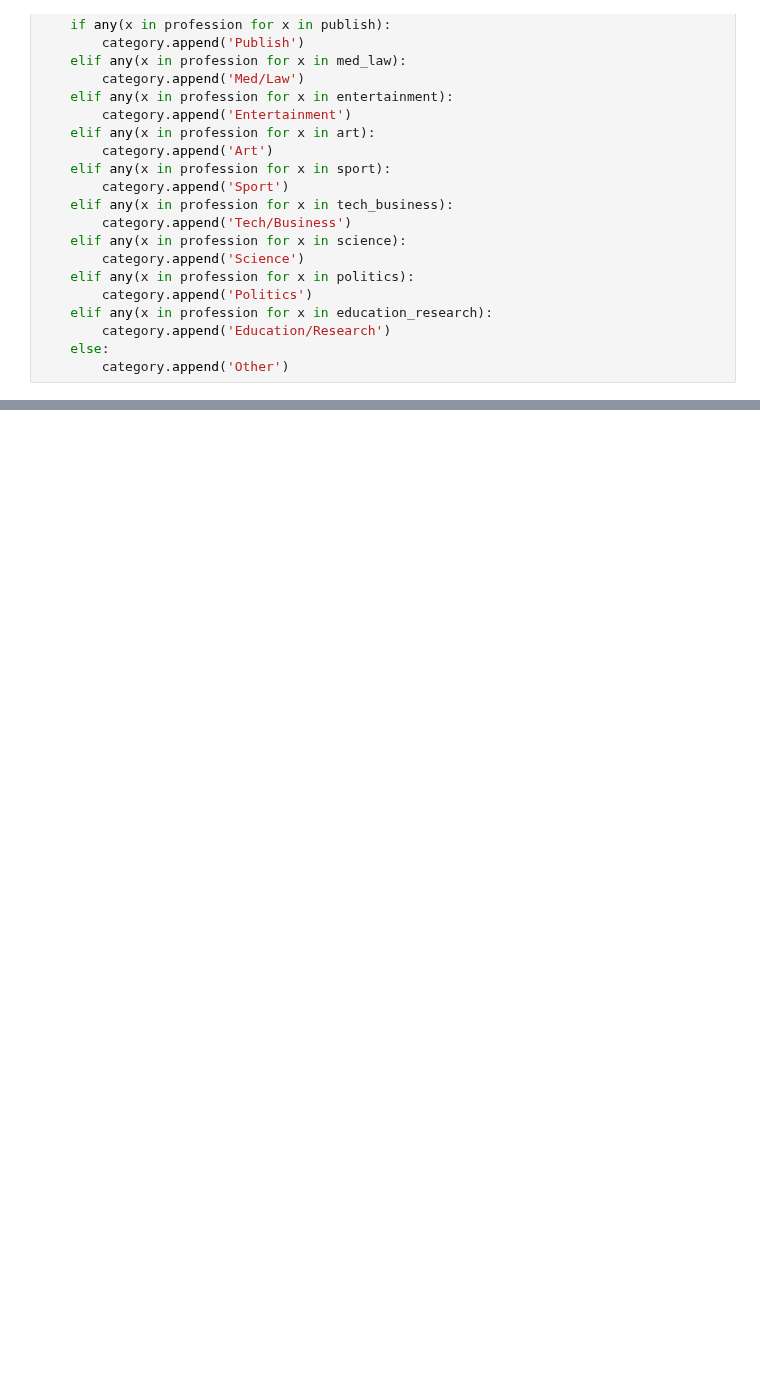
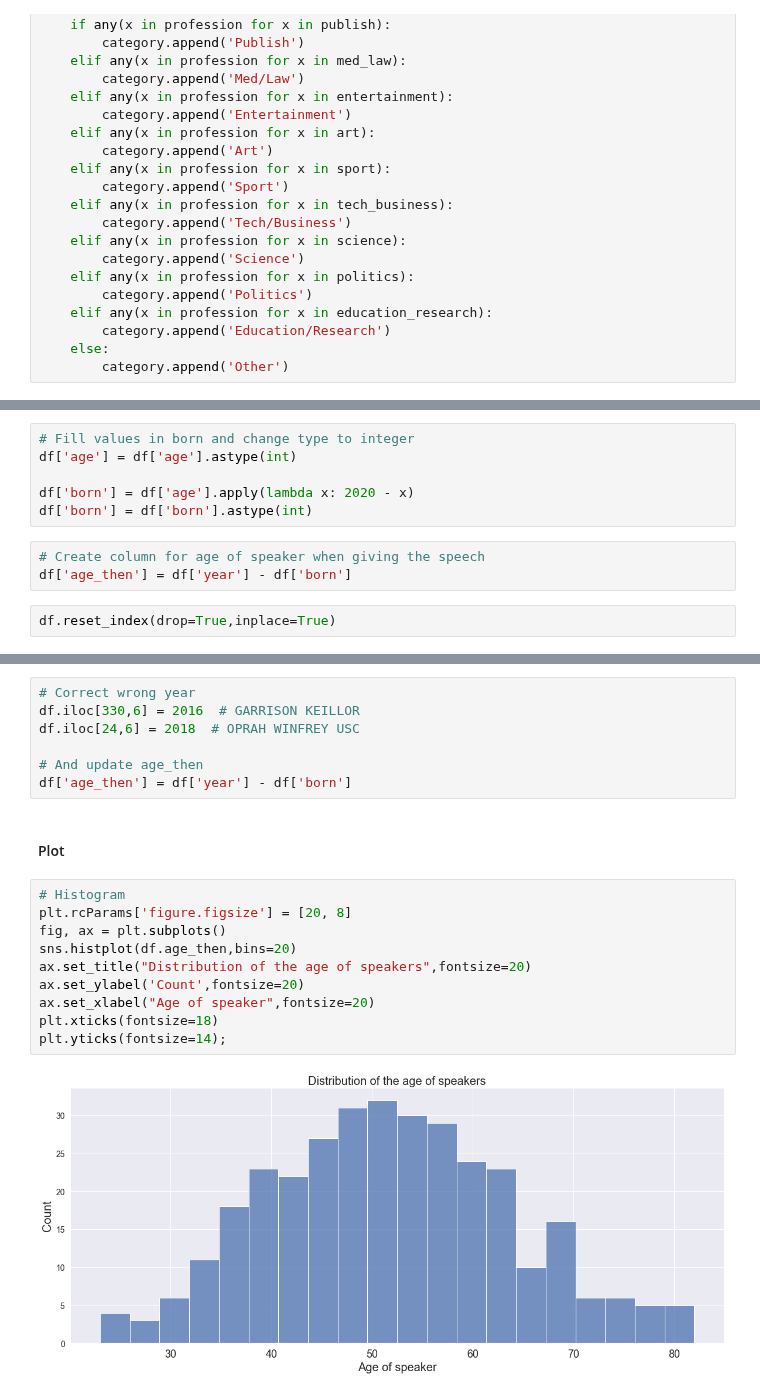
Before and after one commit to katiehuang1221/NLP-Analysis-On-Motivational-Speeches, a Jupyter notebook: notebook/04_EDA_speaker.ipynb, the cells around one changed output, grey strips where cells are left out. Saved outputs shown, nothing was run; the diff lists cells and outputs as text; blank space fills up the shorter version.

Commit message:
Pie chart of speaker profession and histogram of speaker age

```diff
--- a/notebook/04_EDA_speaker.ipynb
+++ b/notebook/04_EDA_speaker.ipynb
@@ -91,0 +141,11 @@ speaker_info_cut[speaker_info_cut.category == "Other"]
+# %%
+# Fill values in born and change type to integer
+df['age'] = df['age'].astype(int)
+
+df['born'] = df['age'].apply(lambda x: 2020 - x)
+df['born'] = df['born'].astype(int)
+# %%
+# Create column for age of speaker when giving the speech
+df['age_then'] = df['year'] - df['born']
+# %%
+df.reset_index(drop=True,inplace=True)
@@ -91,0 +170,21 @@ speaker_info_cut[speaker_info_cut.category == "Other"]
+# %%
+# Correct wrong year
+df.iloc[330,6] = 2016  # GARRISON KEILLOR
+df.iloc[24,6] = 2018  # OPRAH WINFREY USC
+
+# And update age_then
+df['age_then'] = df['year'] - df['born']
+# %% [markdown]
+#### Plot
+# %%
+# Histogram
+plt.rcParams['figure.figsize'] = [20, 8]
+fig, ax = plt.subplots()
+sns.histplot(df.age_then,bins=20)
+ax.set_title("Distribution of the age of speakers",fontsize=20)
+ax.set_ylabel('Count',fontsize=20)
+ax.set_xlabel("Age of speaker",fontsize=20)
+plt.xticks(fontsize=18)
+plt.yticks(fontsize=14);
+# %% [output]
+[figure, added]
```
Also changed, not shown: parts of 18 cells of this notebook.
